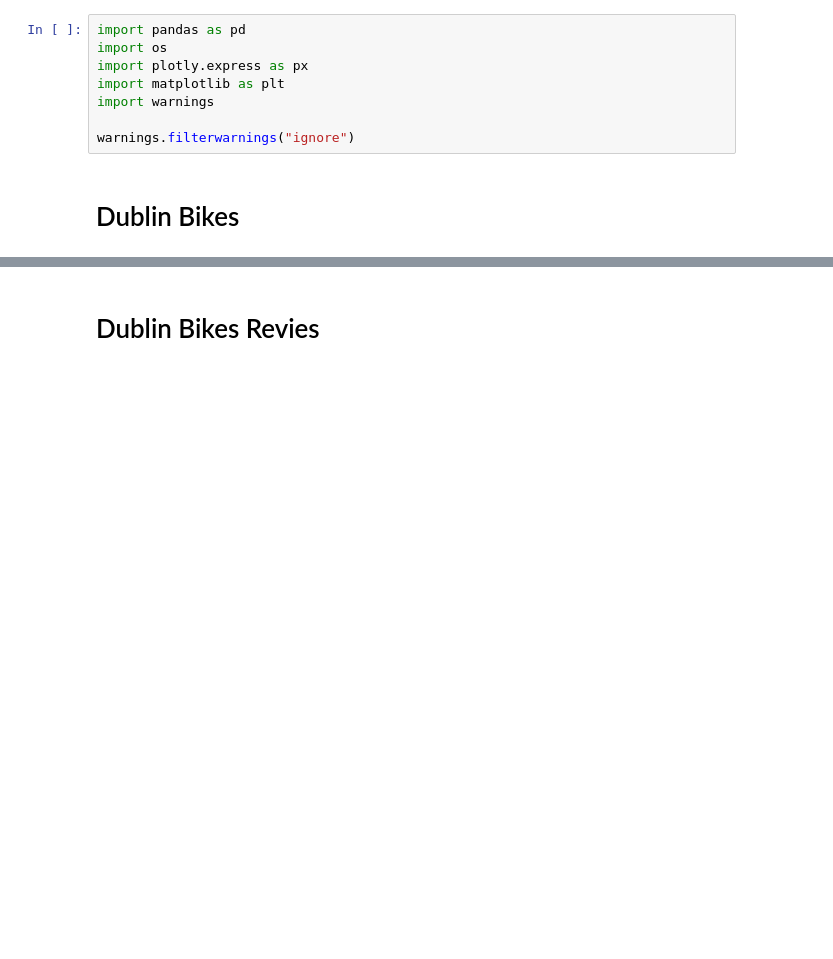
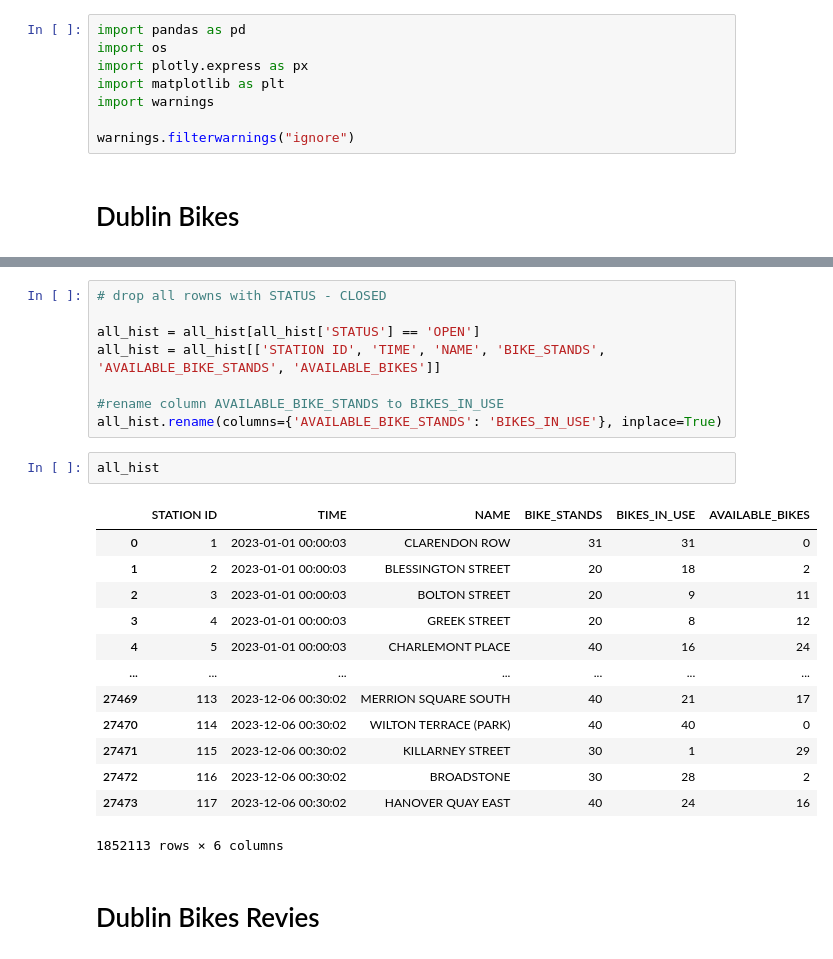
Before and after one commit to jmdtanalyst/MSC_DA_CA2_Transport_Ireland, a Jupyter notebook: MSC_DA_CA2_Jose_Mario.ipynb, the cells around one changed output, grey strips where cells are left out. Drawn from its saved outputs; the diff is of its cells as text; blank space fills up the shorter version.

```diff
--- a/MSC_DA_CA2_Jose_Mario.ipynb
+++ b/MSC_DA_CA2_Jose_Mario.ipynb
@@ -25,2 +52,26 @@ all_hist.head
+# %%
+# drop all rowns with STATUS - CLOSED
+
+all_hist = all_hist[all_hist['STATUS'] == 'OPEN']
+all_hist = all_hist[['STATION ID', 'TIME', 'NAME', 'BIKE_STANDS', 'AVAILABLE_BIKE_STANDS', 'AVAILABLE_BIKES']]
+
+#rename column AVAILABLE_BIKE_STANDS to BIKES_IN_USE
+all_hist.rename(columns={'AVAILABLE_BIKE_STANDS': 'BIKES_IN_USE'}, inplace=True)
+# %%
+all_hist
+# %% [output]
+|  | STATION ID | TIME | NAME | BIKE_STANDS | BIKES_IN_USE | AVAILABLE_BIKES |
+| 0 | 1 | 2023-01-01 00:00:03 | CLARENDON ROW | 31 | 31 | 0 |
+| 1 | 2 | 2023-01-01 00:00:03 | BLESSINGTON STREET | 20 | 18 | 2 |
+| 2 | 3 | 2023-01-01 00:00:03 | BOLTON STREET | 20 | 9 | 11 |
+| 3 | 4 | 2023-01-01 00:00:03 | GREEK STREET | 20 | 8 | 12 |
+| 4 | 5 | 2023-01-01 00:00:03 | CHARLEMONT PLACE | 40 | 16 | 24 |
+| ... | ... | ... | ... | ... | ... | ... |
+| 27469 | 113 | 2023-12-06 00:30:02 | MERRION SQUARE SOUTH | 40 | 21 | 17 |
+| 27470 | 114 | 2023-12-06 00:30:02 | WILTON TERRACE (PARK) | 40 | 40 | 0 |
+| 27471 | 115 | 2023-12-06 00:30:02 | KILLARNEY STREET | 30 | 1 | 29 |
+| 27472 | 116 | 2023-12-06 00:30:02 | BROADSTONE | 30 | 28 | 2 |
+| 27473 | 117 | 2023-12-06 00:30:02 | HANOVER QUAY EAST | 40 | 24 | 16 |
+1852113 rows × 6 columns
 # %% [markdown]
 # Dublin Bikes Revies
```
Also changed, not shown: parts of 29 cells of this notebook, 3 other files.
